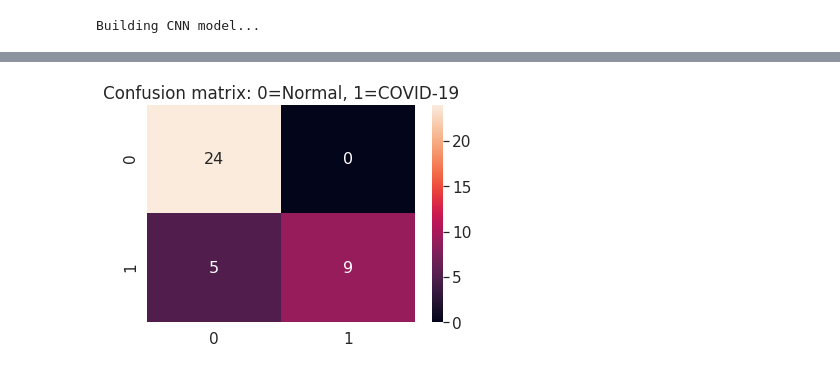
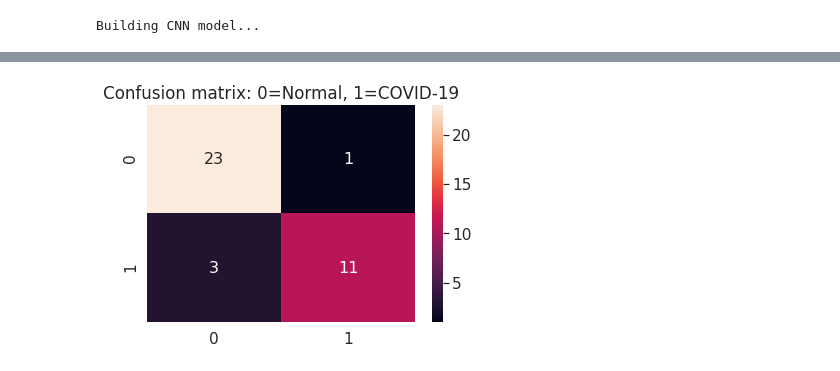
Before and after one commit to anthonypreza/COVID-19-CNN-classifier, a Jupyter notebook: COVID-19-CNN-Classifier.ipynb, the cells around one changed output, grey strips where cells are left out. Drawn from its saved outputs; the diff is of its cells as text; code cells hidden in the pictures.

```diff
--- a/COVID-19-CNN-Classifier.ipynb
+++ b/COVID-19-CNN-Classifier.ipynb
@@ -117,11 +122,7 @@ def load_and_preprocess_data(data=data_to_process,
             yield final_img
 
     X = tf.stack([x for x in covid_img_generator()] + [y for y in normal_img_generator()], axis=0).numpy()
-    y = [x[1] for x in data] + [0] * len(imgs)
-
-    binarizer = LabelBinarizer()
-    y = binarizer.fit_transform(y)
-    y = keras.utils.to_categorical(y)
+    y = np.array([x[1] for x in data] + [0] * len(imgs))
 
     return X, y
 
@@ -177,17 +178,12 @@ base_model = keras.applications.vgg19.VGG19(weights='imagenet',
                                                  include_top=False,
                                                   input_shape=(224, 224, 3))
 
-# avg = keras.layers.GlobalAveragePooling2D()(base_model.output)
-# dense = keras.layers.Dense(64, activation=keras.activations.relu)(avg)
-# dropout = keras.layers.Dropout(0.5)(dense)
-# output = keras.layers.Dense(2, activation=keras.activations.softmax)(dropout)
-# model = keras.Model(inputs=base_model.input, outputs=output)
 avg = keras.layers.AveragePooling2D(pool_size=(4, 4))(base_model.output)
 flatten = keras.layers.Flatten()(avg)
 norm = keras.layers.BatchNormalization()(flatten)
 dense = keras.layers.Dense(64, activation=keras.activations.relu)(norm)
 dropout = keras.layers.Dropout(0.5)(dense)
-output = keras.layers.Dense(2, activation=keras.activations.softmax)(dropout)
+output = keras.layers.Dense(1, activation=keras.activations.sigmoid)(dropout)
 model = keras.Model(inputs=base_model.input, outputs=output)
 # %% [output]
 Building CNN model...
@@ -260,16 +258,14 @@ accuracy: 0.8684210777282715
 # %%
 import seaborn as sn
 from sklearn.metrics import accuracy_score, confusion_matrix
 
-predictions = model.predict(X_test)
-
-predicted_labels = np.argmax(predictions, axis=1)
-conf_mx = confusion_matrix(np.argmax(y_test, axis=1), predicted_labels)
+predictions = model.predict(X_test) > 0.5
+conf_mx = confusion_matrix(y_test, predictions)
 
 # plot confusion matrix
 sn.set(font_scale=1.4) # for label size
 sn.heatmap(conf_mx, annot=True, annot_kws={"size": 16}) # font size
 plt.title('Confusion matrix: 0=Normal, 1=COVID-19')
 plt.show()
 # %% [output]
-[figure, old version]
+[figure, new version]
```
Also changed, not shown: parts of 9 cells of this notebook.
